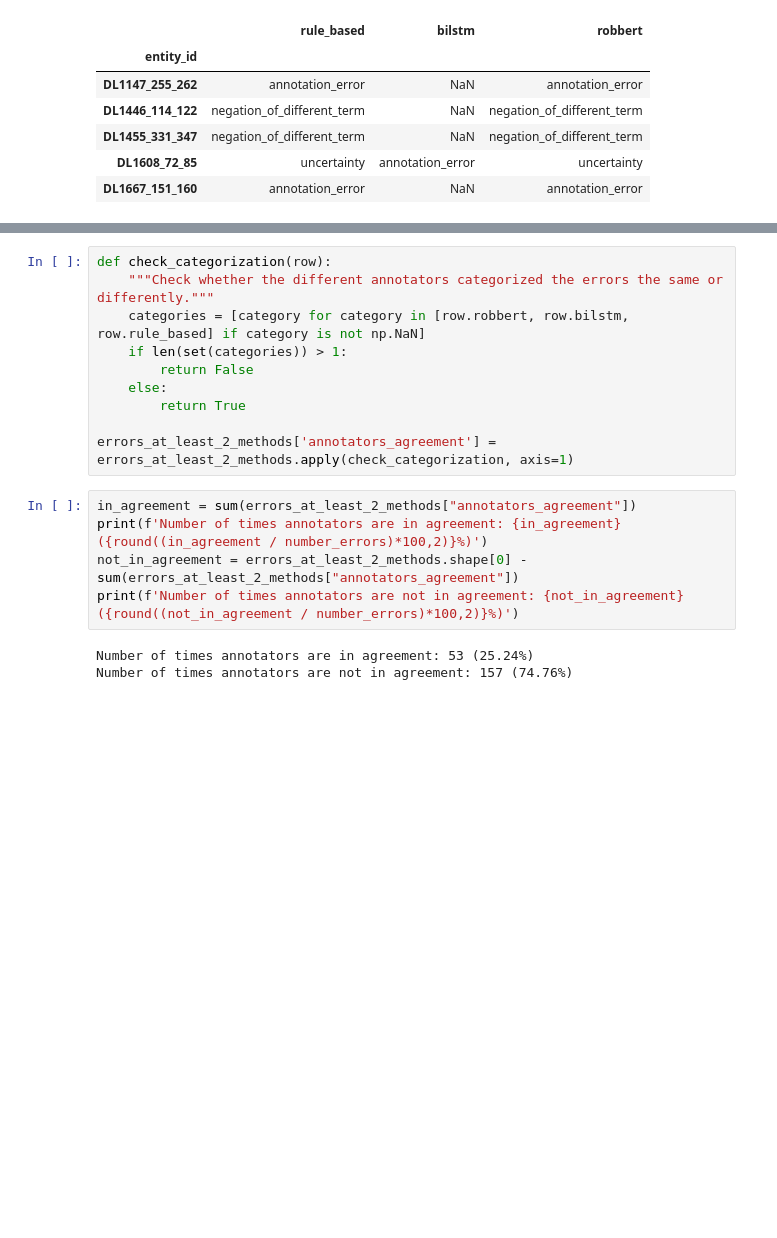
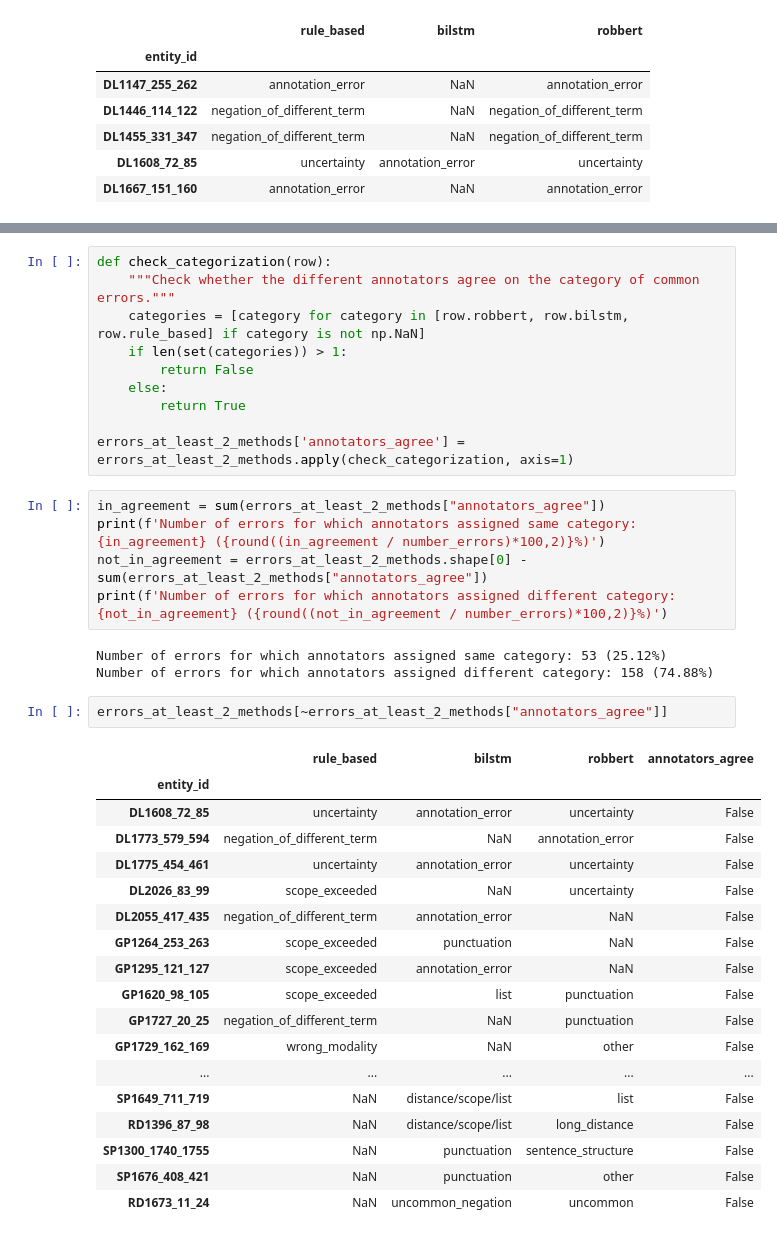
Before and after one commit to umcu/negation-detection, a Jupyter notebook: 03_compare_errors.ipynb, the cells around one changed output, grey strips where cells are left out. Cells and saved outputs as stored; diff of their text form; blank space fills up the shorter version.

Commit message:
Add list of errors that are categorized differently

```diff
--- a/03_compare_errors.ipynb
+++ b/03_compare_errors.ipynb
@@ -258,18 +258,39 @@ Number of errors in at least 2 methods: 210 (29.91%)
 # %%
 def check_categorization(row):
-    """Check whether the different annotators categorized the errors the same or differently."""
+    """Check whether the different annotators agree on the category of common errors."""
     categories = [category for category in [row.robbert, row.bilstm, row.rule_based] if category is not np.NaN]
     if len(set(categories)) > 1:
         return False
     else:
         return True
 
-errors_at_least_2_methods['annotators_agreement'] = errors_at_least_2_methods.apply(check_categorization, axis=1)
+errors_at_least_2_methods['annotators_agree'] = errors_at_least_2_methods.apply(check_categorization, axis=1)
 # %%
-in_agreement = sum(errors_at_least_2_methods["annotators_agreement"])
-print(f'Number of times annotators are in agreement: {in_agreement} ({round((in_agreement / number_errors)*100,2)}%)')
-not_in_agreement = errors_at_least_2_methods.shape[0] - sum(errors_at_least_2_methods["annotators_agreement"])
-print(f'Number of times annotators are not in agreement: {not_in_agreement} ({round((not_in_agreement / number_errors)*100,2)}%)')
+in_agreement = sum(errors_at_least_2_methods["annotators_agree"])
+print(f'Number of errors for which annotators assigned same category: {in_agreement} ({round((in_agreement / number_errors)*100,2)}%)')
+not_in_agreement = errors_at_least_2_methods.shape[0] - sum(errors_at_least_2_methods["annotators_agree"])
+print(f'Number of errors for which annotators assigned different category: {not_in_agreement} ({round((not_in_agreement / number_errors)*100,2)}%)')
 # %% [output]
-Number of times annotators are in agreement: 53 (25.24%)
-Number of times annotators are not in agreement: 157 (74.76%)
+Number of errors for which annotators assigned same category: 53 (25.12%)
+Number of errors for which annotators assigned different category: 158 (74.88%)
+# %%
+errors_at_least_2_methods[~errors_at_least_2_methods["annotators_agree"]]
+# %% [output]
+|  | rule_based | bilstm | robbert | annotators_agree |
+| entity_id |  |  |  |  |
+| DL1608_72_85 | uncertainty | annotation_error | uncertainty | False |
+| DL1773_579_594 | negation_of_different_term | NaN | annotation_error | False |
+| DL1775_454_461 | uncertainty | annotation_error | uncertainty | False |
+| DL2026_83_99 | scope_exceeded | NaN | uncertainty | False |
+| DL2055_417_435 | negation_of_different_term | annotation_error | NaN | False |
+| GP1264_253_263 | scope_exceeded | punctuation | NaN | False |
+| GP1295_121_127 | scope_exceeded | annotation_error | NaN | False |
+| GP1620_98_105 | scope_exceeded | list | punctuation | False |
+| GP1727_20_25 | negation_of_different_term | NaN | punctuation | False |
+| GP1729_162_169 | wrong_modality | NaN | other | False |
+| ... | ... | ... | ... | ... |
+| SP1649_711_719 | NaN | distance/scope/list | list | False |
+| RD1396_87_98 | NaN | distance/scope/list | long_distance | False |
+| SP1300_1740_1755 | NaN | punctuation | sentence_structure | False |
+| SP1676_408_421 | NaN | punctuation | other | False |
+| RD1673_11_24 | NaN | uncommon_negation | uncommon | False |
```
Also changed, not shown: parts of 4 cells of this notebook.
